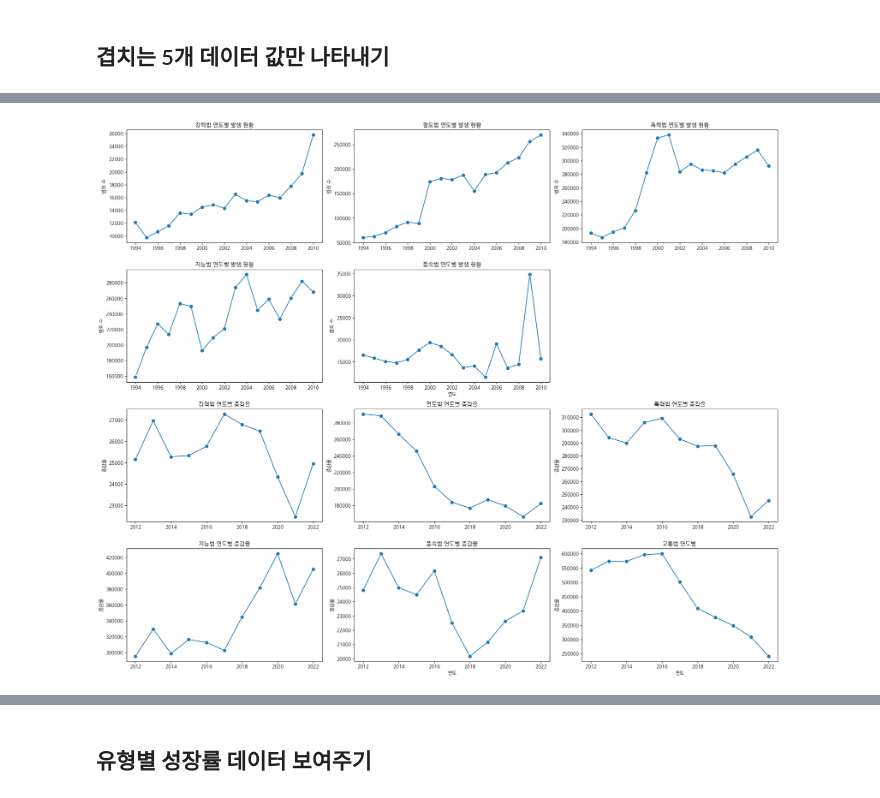
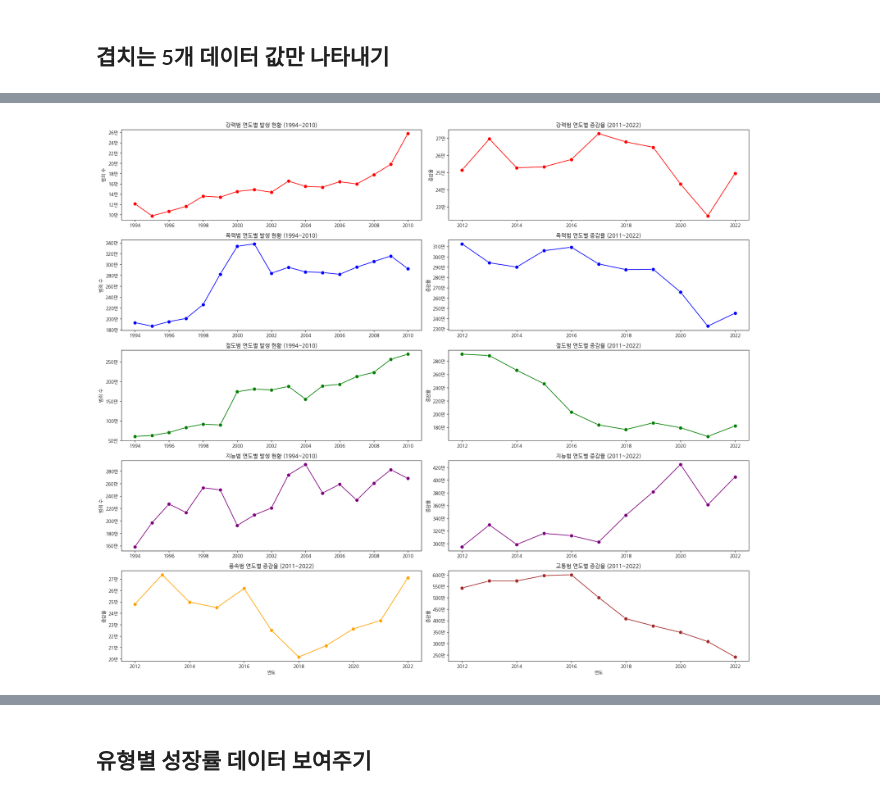
Before and after one commit to addinedu-ros-6th/eda-repo-4, a Jupyter notebook: Source/1.범죄 총건수 및 유형별 분석기점 선정.ipynb, the cells around one changed output, grey strips where cells are left out. Drawn from its saved outputs; the diff is of its cells as text; code cells hidden in the pictures.

```diff
--- a/Source/범죄csv정리.ipynb
+++ b/Source/1.범죄 총건수 및 유형별 분석기점 선정.ipynb
@@ -327,79 +246,92 @@ cate22
 # %%
-# cate22 = cate10.set_index('연도').pct_change().reset_index()
+colors = {
+    '강력범': 'r',
+    '절도범': 'g',
+    '폭력범': 'b',
+    '지능범': 'purple',
+    '풍속범': 'orange',
+    '교통범': 'brown'
+}
+def millions_formatter(x, pos):
+    return "{:,.0f}만".format(x // 1000)
 
-# Plotting
+# 그래프 크기 설정
 plt.figure(figsize=(20, 20))
 
-# Line plots for crime counts
-plt.subplot(5, 3, 1)
-sns.lineplot(x='연도', y='강력범', data=cate10, marker='o', markersize=8)
+# 각 범죄 유형에 대한 발생 현황 (cate10)
+plt.subplot(6, 2, 1)
+sns.lineplot(x='연도', y='강력범', data=cate10, marker='o', color=colors['강력범'], markersize=8)
 plt.xlabel('')
 plt.ylabel('범죄 수')
-plt.title('강력범 연도별 발생 현황')
+plt.title('강력범 연도별 발생 현황 (1994~2010)')
+plt.gca().yaxis.set_major_formatter(FuncFormatter(millions_formatter))
 
-plt.subplot(5, 3, 2)
-sns.lineplot(x='연도', y='절도범', data=cate10, marker='o', markersize=8)
+plt.subplot(6, 2, 5)
+sns.lineplot(x='연도', y='절도범', data=cate10, marker='o', color=colors['절도범'], markersize=8)
 plt.xlabel('')
 plt.ylabel('범죄 수')
-plt.title('절도범 연도별 발생 현황')
+plt.title('절도범 연도별 발생 현황 (1994~2010)')
+plt.gca().yaxis.set_major_formatter(FuncFormatter(millions_formatter))
 
-plt.subplot(5, 3, 3)
-sns.lineplot(x='연도', y='폭력범', data=cate10, marker='o', markersize=8)
+plt.subplot(6, 2, 3)
+sns.lineplot(x='연도', y='폭력범', data=cate10, marker='o', color=colors['폭력범'], markersize=8)
 plt.xlabel('')
 plt.ylabel('범죄 수')
-plt.title('폭력범 연도별 발생 현황')
+plt.title('폭력범 연도별 발생 현황 (1994~2010)')
+plt.gca().yaxis.set_major_formatter(FuncFormatter(millions_formatter))
 
-plt.subplot(5, 3, 4)
-sns.lineplot(x='연도', y='지능범', data=cate10, marker='o', markersize=8)
+plt.subplot(6, 2, 7)
+sns.lineplot(x='연도', y='지능범', data=cate10, marker='o', color=colors['지능범'], markersize=8)
 plt.xlabel('')
 plt.ylabel('범죄 수')
-plt.title('지능범 연도별 발생 현황')
+plt.title('지능범 연도별 발생 현황 (1994~2010)')
+plt.gca().yaxis.set_major_formatter(FuncFormatter(millions_formatter))
 
-plt.subplot(5, 3, 5)
-sns.lineplot(x='연도', y='풍속범', data=cate10, marker='o', markersize=8)
-plt.xlabel('연도')
-plt.ylabel('범죄 수')
-plt.title('풍속범 연도별 발생 현황')
-
-
-plt.subplot(5, 3, 7)
-sns.lineplot(x='연도', y='강력범', data=cate22, marker='o', markersize=8)
+# 각 범죄 유형에 대한 증감율 (cate22)
+plt.subplot(6, 2, 2)
+sns.lineplot(x='연도', y='강력범', data=cate22, marker='o', color=colors['강력범'], markersize=8)
 plt.xlabel('')
 plt.ylabel('증감율')
-plt.title('강력범 연도별 증감율')
+plt.title('강력범 연도별 증감율 (2011~2022)')
+plt.gca().yaxis.set_major_formatter(FuncFormatter(millions_formatter))
 
-plt.subplot(5, 3, 8)
-sns.lineplot(x='연도', y='절도범', data=cate22, marker='o', markersize=8)
+plt.subplot(6, 2, 6)
+sns.lineplot(x='연도', y='절도범', data=cate22, marker='o', color=colors['절도범'], markersize=8)
 plt.xlabel('')
 plt.ylabel('증감율')
-plt.title('절도범 연도별 증감율')
+plt.title('절도범 연도별 증감율 (2011~2022)')
+plt.gca().yaxis.set_major_formatter(FuncFormatter(millions_formatter))
 
-plt.subplot(5, 3, 9)
-sns.lineplot(x='연도', y='폭력범', data=cate22, marker='o', markersize=8)
+plt.subplot(6, 2, 4)
+sns.lineplot(x='연도', y='폭력범', data=cate22, marker='o', color=colors['폭력범'], markersize=8)
 plt.xlabel('')
 plt.ylabel('증감율')
-plt.title('폭력범 연도별 증감율')
+plt.title('폭력범 연도별 증감율 (2011~2022)')
+plt.gca().yaxis.set_major_formatter(FuncFormatter(millions_formatter))
 
-plt.subplot(5, 3, 10)
-sns.lineplot(x='연도', y='지능범', data=cate22, marker='o', markersize=8)
+plt.subplot(6, 2, 8)
+sns.lineplot(x='연도', y='지능범', data=cate22, marker='o', color=colors['지능범'], markersize=8)
 plt.xlabel('')
 plt.ylabel('증감율')
-plt.title('지능범 연도별 증감율')
+plt.title('지능범 연도별 증감율 (2011~2022)')
+plt.gca().yaxis.set_major_formatter(FuncFormatter(millions_formatter))
 
-plt.subplot(5, 3, 11)
-sns.lineplot(x='연도', y='풍속범', data=cate22, marker='o', markersize=8)
+plt.subplot(6, 2, 9)
+sns.lineplot(x='연도', y='풍속범', data=cate22, marker='o', color=colors['풍속범'], markersize=8)
 plt.xlabel('연도')
 plt.ylabel('증감율')
-plt.title('풍속범 연도별 증감율')
-plt.subplot(5, 3, 12)
-sns.lineplot(x='연도', y='교통범', data=cate22, marker='o', markersize=8)
+plt.title('풍속범 연도별 증감율 (2011~2022)')
+plt.gca().yaxis.set_major_formatter(FuncFormatter(millions_formatter))
+
+plt.subplot(6, 2, 10)
+sns.lineplot(x='연도', y='교통범', data=cate22, marker='o', color=colors['교통범'], markersize=8)
 plt.xlabel('연도')
 plt.ylabel('증감율')
-plt.title('교통범 연도별 ')
-
+plt.title('교통범 연도별 증감율 (2011~2022)')
+plt.gca().yaxis.set_major_formatter(FuncFormatter(millions_formatter))
 
 plt.tight_layout()
 plt.show()
 # %% [output]
-[figure, old version]
+[figure, new version]
 # %% [markdown]
```
Also changed, not shown: parts of 22 cells of this notebook.
